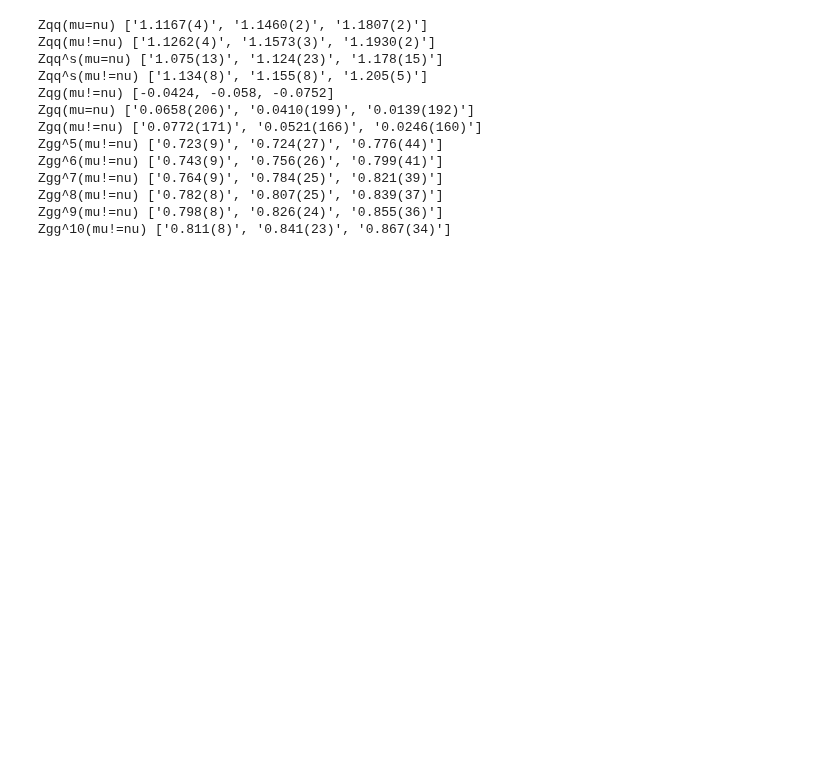
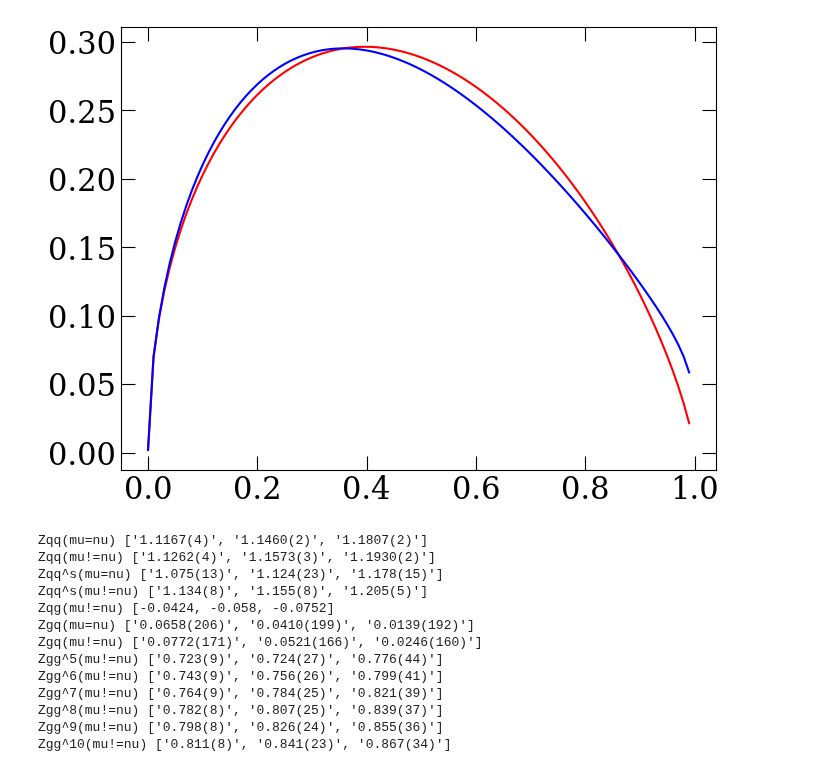
Before and after one commit to lee14916/glwc2, a Jupyter notebook: project2/02_discNJN_1D/processRenorms.ipynb, the cells around one changed output. Saved outputs shown, nothing was run; the diff lists cells and outputs as text; code cells hidden in the pictures; blank space fills up the shorter version.

```diff
--- a/project2/02_discNJN_1D/processRenorms.ipynb
+++ b/project2/02_discNJN_1D/processRenorms.ipynb
@@ -69,6 +69,37 @@ def fsolve2(func,x0):
 
 def find_t_cloest(ens,t):
     return round(t/ens2a[ens])
+# %%
+import scipy
+xs=np.arange(1e-5,1.02,0.01)
+
+def f(x,a,b,g):
+    n=1/(scipy.special.beta(a+1,b+1)+g*scipy.special.beta(a+2,b+1))
+    return n*(x**a * (1-x)**b * (1+g*x))*x
+
+a,b,r=-0.507,0.75,0
+ys=[f(x,a,b,r) for x in xs]
+plt.plot(xs,ys,'r-')
+
+a,b,r=-0.476,0.21,-0.810
+# r=-0.81
+ys=[f(x,a,b,r) for x in xs]
+plt.plot(xs,ys,'b-')
+
+# None
+
+# a,b,r=0.41,1.99,0
+# ys=[f(x,a,b,r) for x in xs]
+# plt.plot(xs,ys,'r-')
+
+# a,b,r=0.46,1.47,-0.765
+# # r=-0.765
+# ys=[f(x,a,b,r) for x in xs]
+# plt.plot(xs,ys,'b-')
+
+None
+# %% [output]
+[figure, added]
 # %%
 ens2RCs={ens:{} for ens in enss}
 
```
Also changed, not shown: parts of 4 cells of this notebook, 39 other files.
